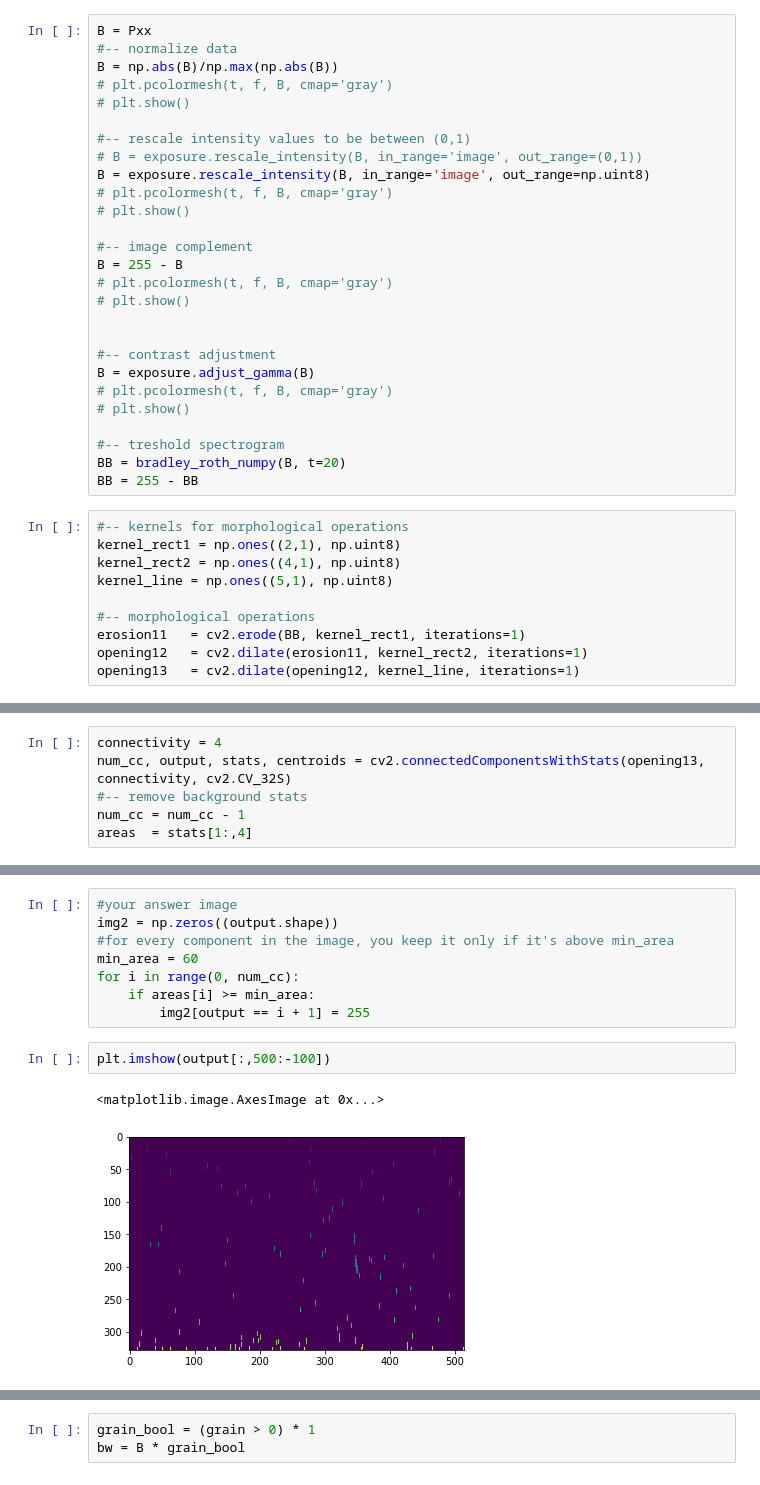
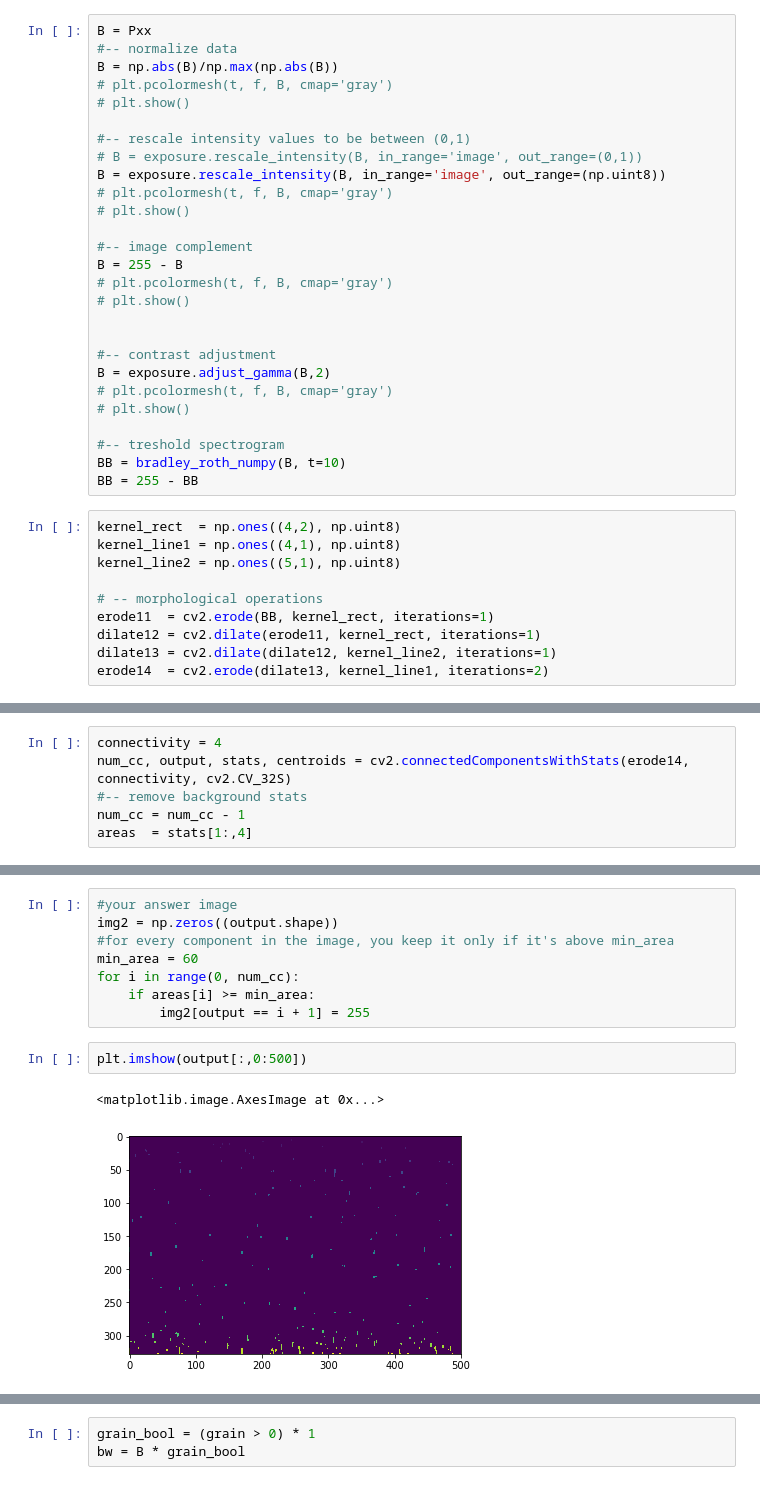
Before and after one commit to gumadeiras/vocalpy, a Jupyter notebook: identifier debug.ipynb, the cells around one changed output, grey strips where cells are left out. Saved outputs shown, nothing was run; the diff lists cells and outputs as text.

```diff
--- a/identifier debug.ipynb
+++ b/identifier debug.ipynb
@@ -154,7 +210,7 @@ B = np.abs(B)/np.max(np.abs(B))
 
 #-- rescale intensity values to be between (0,1)
 # B = exposure.rescale_intensity(B, in_range='image', out_range=(0,1))
-B = exposure.rescale_intensity(B, in_range='image', out_range=np.uint8)
+B = exposure.rescale_intensity(B, in_range='image', out_range=(np.uint8))
 # plt.pcolormesh(t, f, B, cmap='gray')
 # plt.show()
 
@@ -165,20 +221,20 @@ B = 255 - B
 
 
 #-- contrast adjustment
-B = exposure.adjust_gamma(B)
+B = exposure.adjust_gamma(B,2)
 # plt.pcolormesh(t, f, B, cmap='gray')
 # plt.show()
 
 #-- treshold spectrogram
-BB = bradley_roth_numpy(B, t=20)
+BB = bradley_roth_numpy(B, t=10)
 BB = 255 - BB
 # %%
-#-- kernels for morphological operations
-kernel_rect1 = np.ones((2,1), np.uint8)
-kernel_rect2 = np.ones((4,1), np.uint8)
-kernel_line = np.ones((5,1), np.uint8)
+kernel_rect  = np.ones((4,2), np.uint8)
+kernel_line1 = np.ones((4,1), np.uint8)
+kernel_line2 = np.ones((5,1), np.uint8)
 
-#-- morphological operations
-erosion11   = cv2.erode(BB, kernel_rect1, iterations=1)
-opening12   = cv2.dilate(erosion11, kernel_rect2, iterations=1)
-opening13   = cv2.dilate(opening12, kernel_line, iterations=1)
+# -- morphological operations
+erode11  = cv2.erode(BB, kernel_rect, iterations=1)
+dilate12 = cv2.dilate(erode11, kernel_rect, iterations=1)
+dilate13 = cv2.dilate(dilate12, kernel_line2, iterations=1)
+erode14  = cv2.erode(dilate13, kernel_line1, iterations=2)
@@ -230,6 +308,6 @@ plt.pcolormesh(t[0:-320], f, opening13[:,0:-320], cmap='gray')
 # %%
 connectivity = 4
-num_cc, output, stats, centroids = cv2.connectedComponentsWithStats(opening13, connectivity, cv2.CV_32S)
+num_cc, output, stats, centroids = cv2.connectedComponentsWithStats(erode14, connectivity, cv2.CV_32S)
 #-- remove background stats
 num_cc = num_cc - 1
 areas  = stats[1:,4]
@@ -245,9 +323,9 @@ for i in range(0, num_cc):
     if areas[i] >= min_area:
         img2[output == i + 1] = 255
 # %%
-plt.imshow(output[:,500:-100])
+plt.imshow(output[:,0:500])
 # %% [output]
 <matplotlib.image.AxesImage at 0x...>
-[figure, old version]
+[figure, new version]
 # %%
 grain = img2.astype(np.uint8)
```
Also changed, not shown: parts of 30 cells of this notebook, 5 other files.
